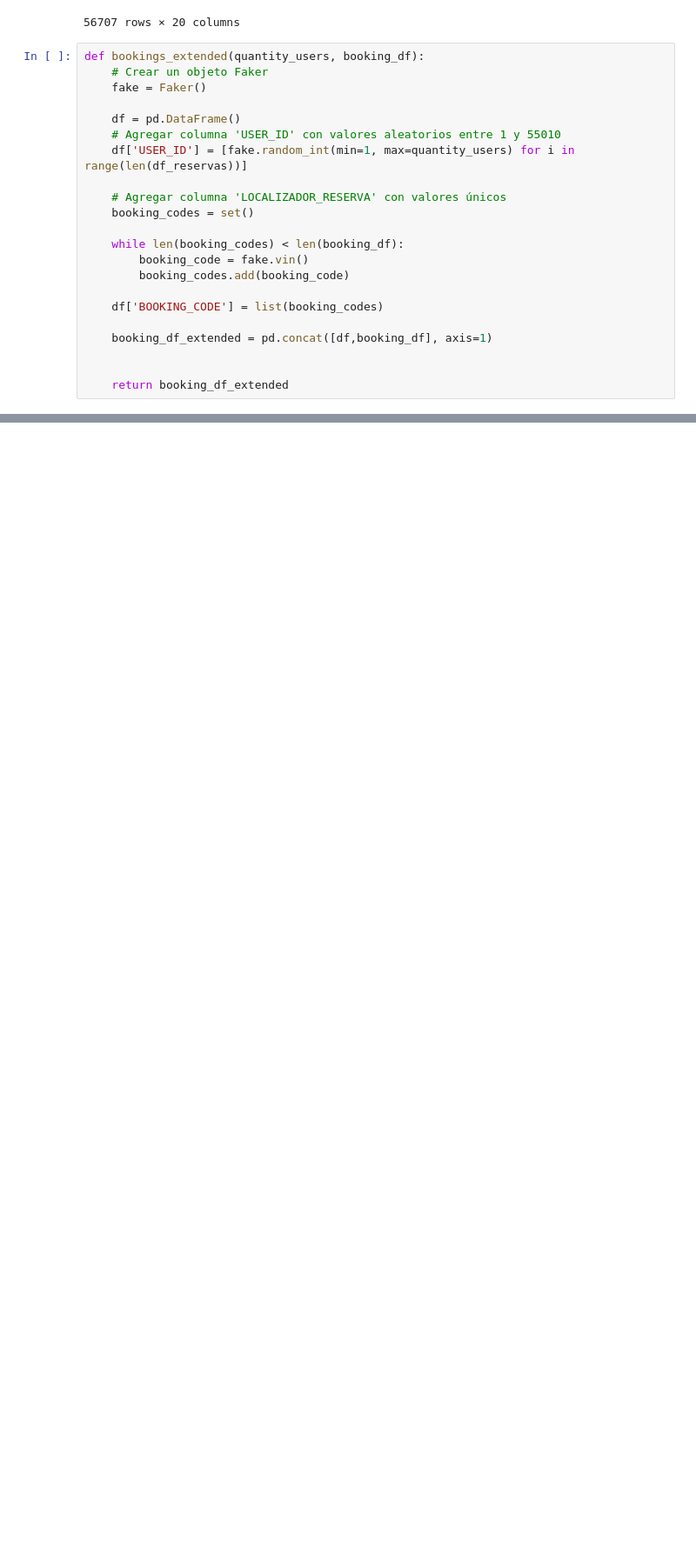
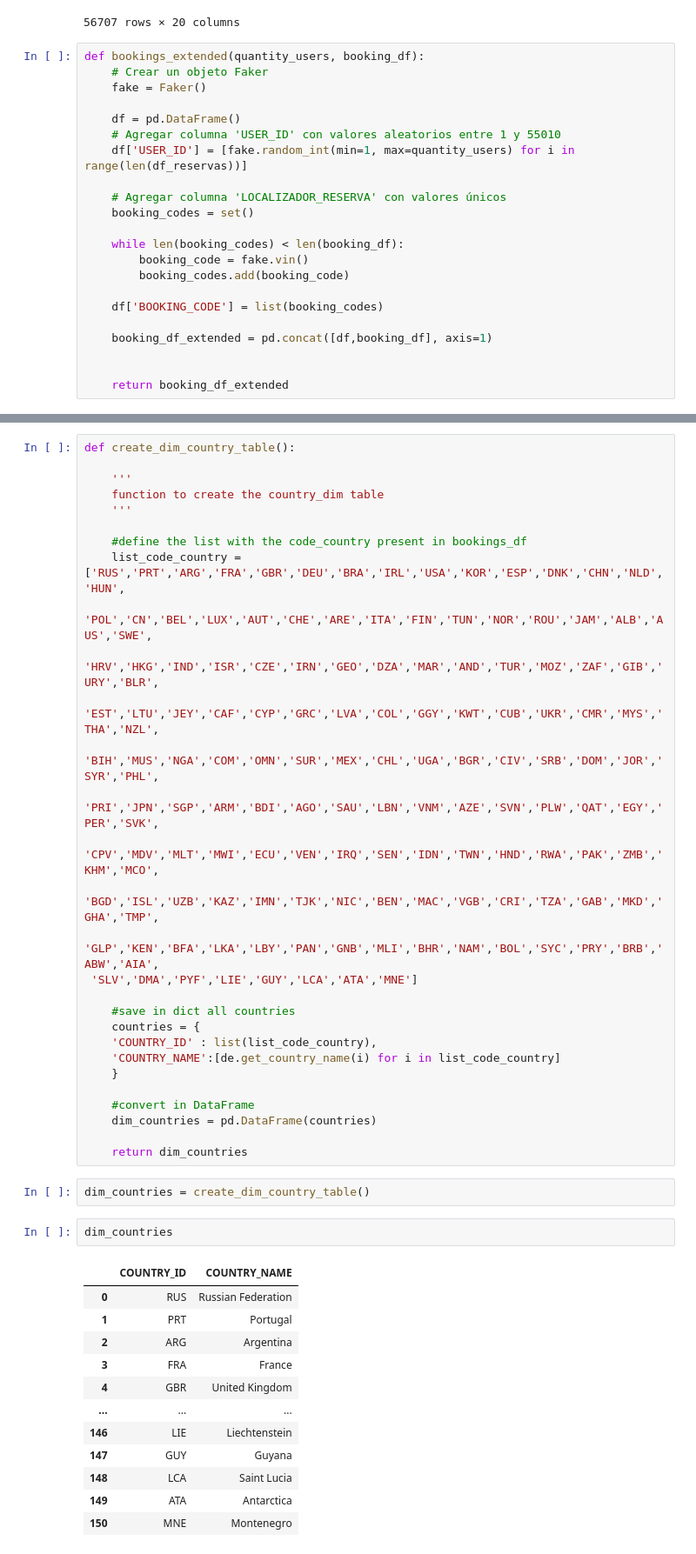
Before and after one commit to carlajsv/dd_test, a Jupyter notebook: test.ipynb, the cells around one changed output, grey strips where cells are left out. Shown: that part at 87% size. Cells and saved outputs as stored; diff of their text form; blank space fills up the shorter version.

```diff
--- a/test.ipynb
+++ b/test.ipynb
@@ -929,0 +668,46 @@ def get_departure_date():
+# %%
+def create_dim_country_table():
+
+    '''
+    function to create the country_dim table
+    '''
+
+    #define the list with the code_country present in bookings_df
+    list_code_country = ['RUS','PRT','ARG','FRA','GBR','DEU','BRA','IRL','USA','KOR','ESP','DNK','CHN','NLD','HUN',
+ 'POL','CN','BEL','LUX','AUT','CHE','ARE','ITA','FIN','TUN','NOR','ROU','JAM','ALB','AUS','SWE',
+ 'HRV','HKG','IND','ISR','CZE','IRN','GEO','DZA','MAR','AND','TUR','MOZ','ZAF','GIB','URY','BLR',
+ 'EST','LTU','JEY','CAF','CYP','GRC','LVA','COL','GGY','KWT','CUB','UKR','CMR','MYS','THA','NZL',
+ 'BIH','MUS','NGA','COM','OMN','SUR','MEX','CHL','UGA','BGR','CIV','SRB','DOM','JOR','SYR','PHL',
+ 'PRI','JPN','SGP','ARM','BDI','AGO','SAU','LBN','VNM','AZE','SVN','PLW','QAT','EGY','PER','SVK',
+ 'CPV','MDV','MLT','MWI','ECU','VEN','IRQ','SEN','IDN','TWN','HND','RWA','PAK','ZMB','KHM','MCO',
+ 'BGD','ISL','UZB','KAZ','IMN','TJK','NIC','BEN','MAC','VGB','CRI','TZA','GAB','MKD','GHA','TMP',
+ 'GLP','KEN','BFA','LKA','LBY','PAN','GNB','MLI','BHR','NAM','BOL','SYC','PRY','BRB','ABW','AIA',
+ 'SLV','DMA','PYF','LIE','GUY','LCA','ATA','MNE']
+
+    #save in dict all countries
+    countries = {
+    'COUNTRY_ID' : list(list_code_country),
+    'COUNTRY_NAME':[de.get_country_name(i) for i in list_code_country]
+    }
+
+    #convert in DataFrame
+    dim_countries = pd.DataFrame(countries)
+
+    return dim_countries
+# %%
+dim_countries = create_dim_country_table()
+# %%
+dim_countries
+# %% [output]
+|  | COUNTRY_ID | COUNTRY_NAME |
+| 0 | RUS | Russian Federation |
+| 1 | PRT | Portugal |
+| 2 | ARG | Argentina |
+| 3 | FRA | France |
+| 4 | GBR | United Kingdom |
+| ... | ... | ... |
+| 146 | LIE | Liechtenstein |
+| 147 | GUY | Guyana |
+| 148 | LCA | Saint Lucia |
+| 149 | ATA | Antarctica |
+| 150 | MNE | Montenegro |
```
Also changed, not shown: parts of 78 cells of this notebook, 6 other files.
